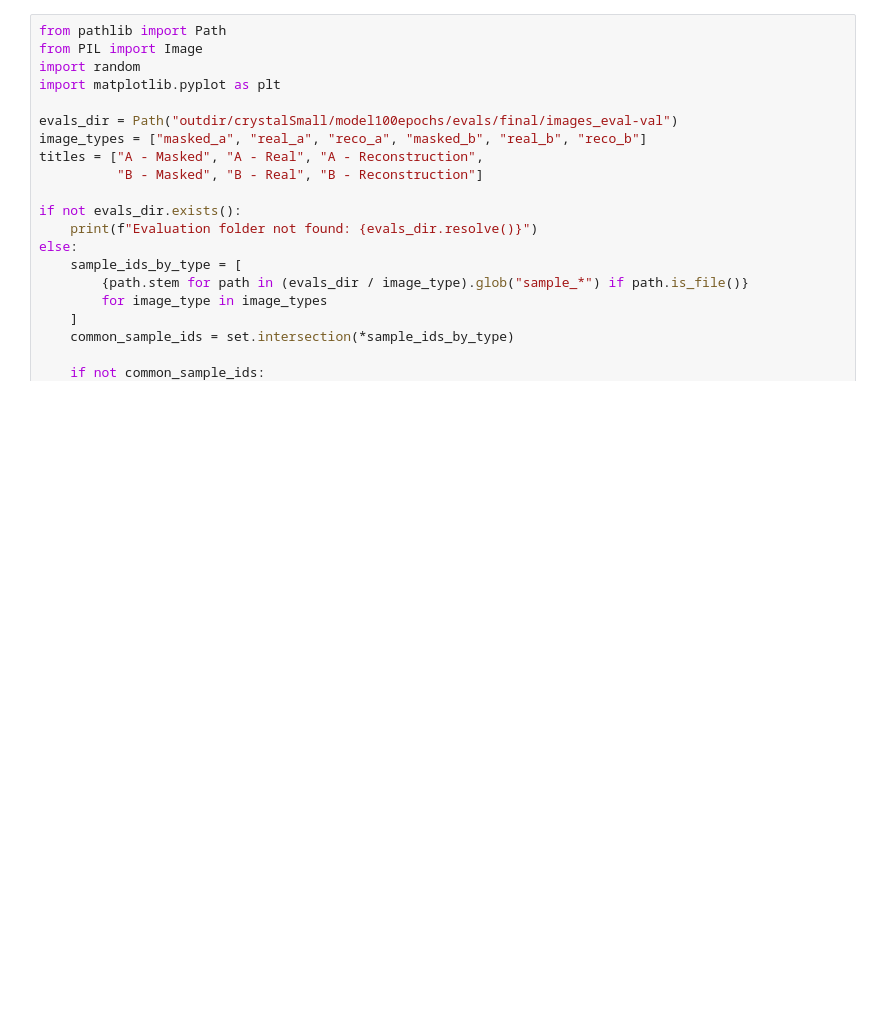
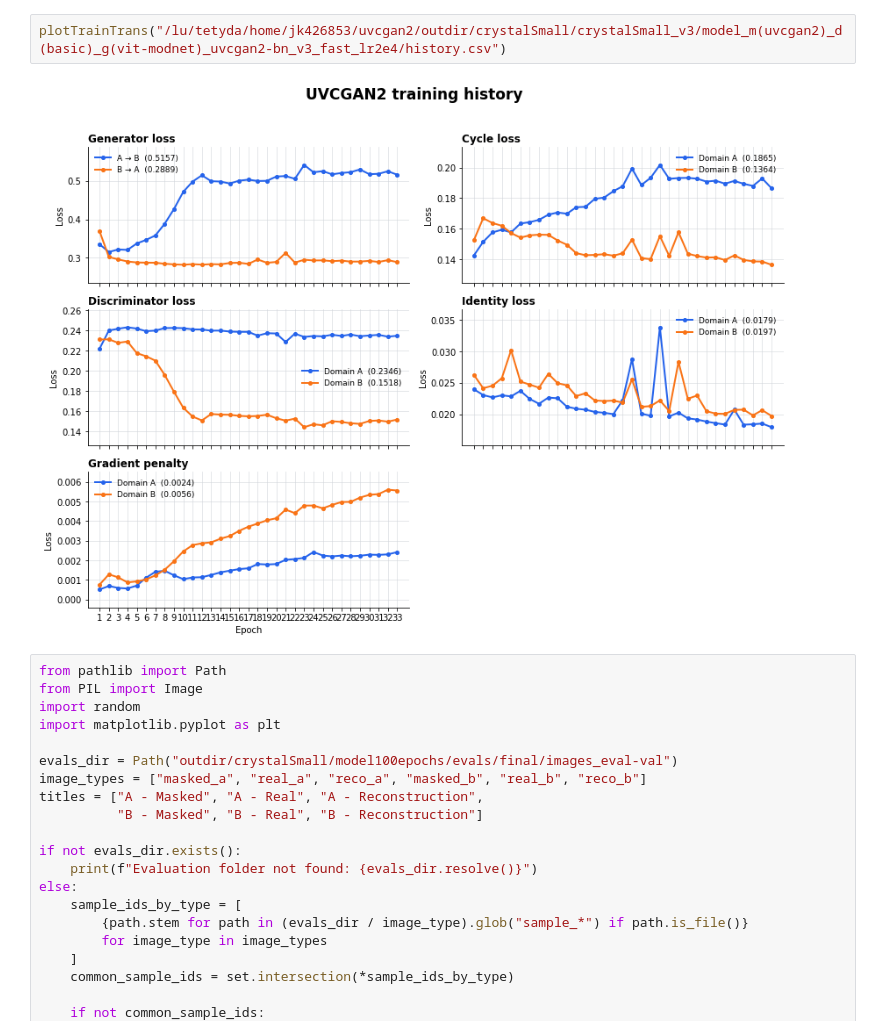
Before and after one commit to Janekkoli/uvcgan2, a Jupyter notebook: wykresy.ipynb, the cells around one changed output. Saved outputs shown, nothing was run; the diff lists cells and outputs as text; blank space fills up the shorter version.

```diff
--- a/wykresy.ipynb
+++ b/wykresy.ipynb
@@ -44,3 +50,7 @@ plt.show()
+# %%
+plotTrainTrans("/lu/tetyda/home/jk426853/uvcgan2/outdir/crystalSmall/crystalSmall_v3/model_m(uvcgan2)_d(basic)_g(vit-modnet)_uvcgan2-bn_v3_fast_lr2e4/history.csv")
+# %% [output]
+[figure, added]
 # %%
 from pathlib import Path
 from PIL import Image
```
Also changed, not shown: parts of 3 cells of this notebook, 3 other files.
